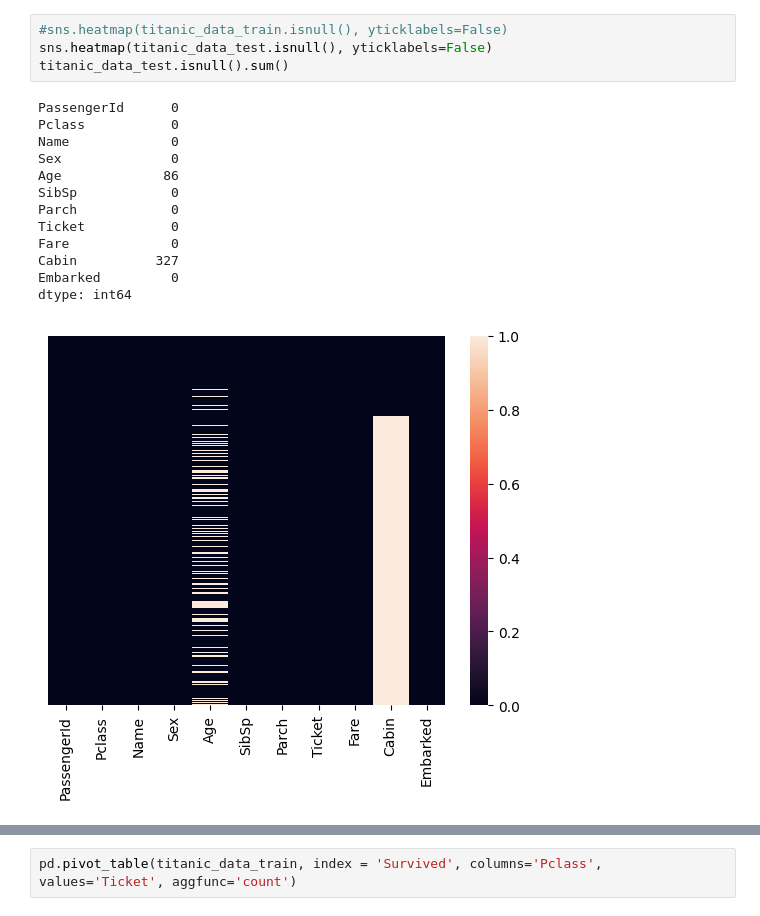
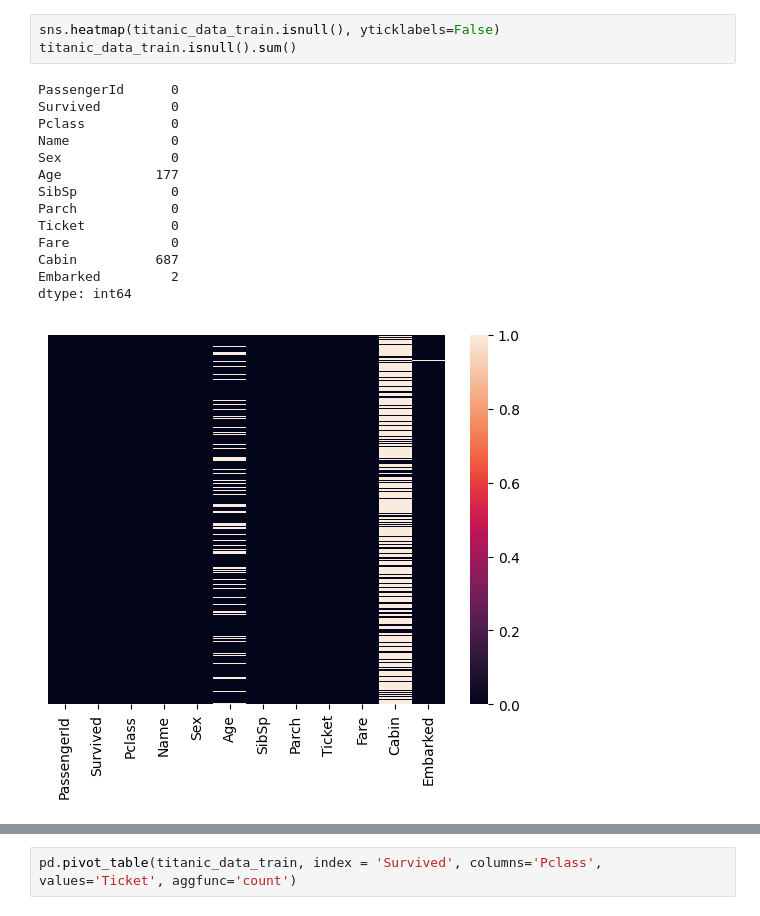
Before and after one commit to pratiksha-powar/Titanic_Survival_Prediction, a Jupyter notebook: Titanic_Analysis_Log_Reg.ipynb, the cells around one changed output, grey strips where cells are left out. Cells and saved outputs as stored; diff of their text form.

```diff
--- a/Titanic_Analysis_Log_Reg.ipynb
+++ b/Titanic_Analysis_Log_Reg.ipynb
@@ -35,18 +41,18 @@ y_Pred.head(5)
 # %%
-#sns.heatmap(titanic_data_train.isnull(), yticklabels=False)
-sns.heatmap(titanic_data_test.isnull(), yticklabels=False)
-titanic_data_test.isnull().sum()
+sns.heatmap(titanic_data_train.isnull(), yticklabels=False)
+titanic_data_train.isnull().sum()
 # %% [output]
 PassengerId      0
+Survived         0
 Pclass           0
 Name             0
 Sex              0
-Age             86
+Age            177
 SibSp            0
 Parch            0
 Ticket           0
 Fare             0
-Cabin          327
-Embarked         0
+Cabin          687
+Embarked         2
 dtype: int64
-[figure, old version]
+[figure, new version]
```
Also changed, not shown: parts of 60 cells of this notebook.
